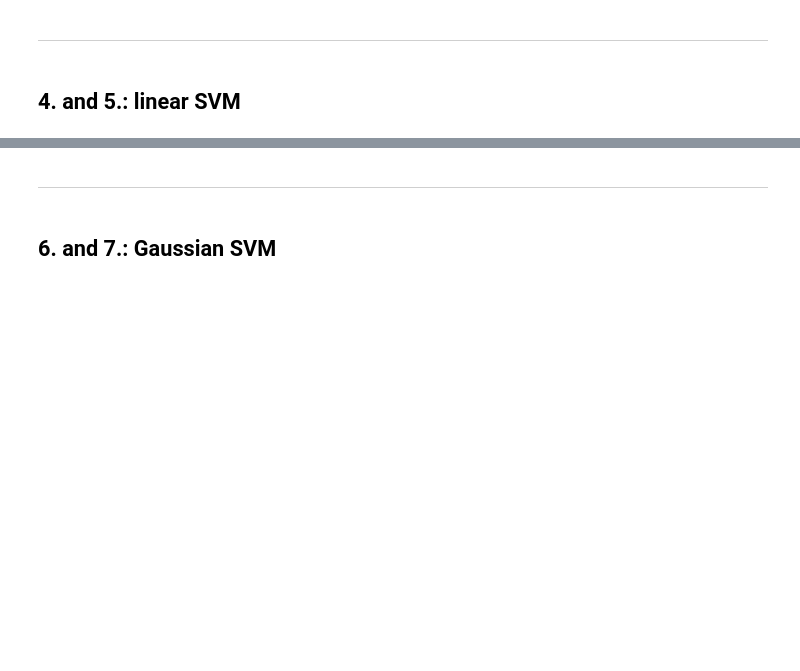
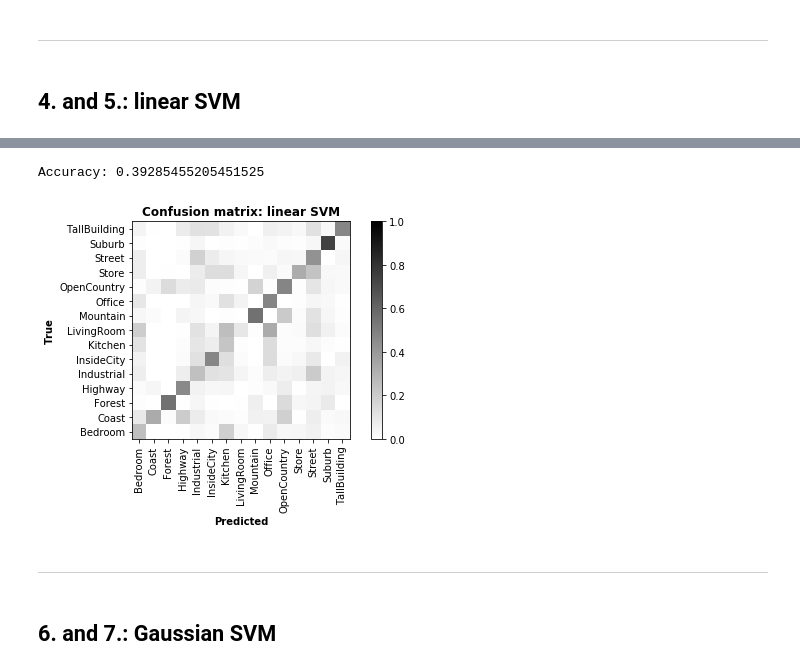
Before and after one commit to pindri/CVPR_exam, a Jupyter notebook: source/main.ipynb, the cells around one changed output, grey strips where cells are left out. Cells and saved outputs as stored; diff of their text form; code cells hidden in the pictures; blank space fills up the shorter version.

```diff
--- a/source/main.ipynb
+++ b/source/main.ipynb
@@ -97,8 +112,11 @@ test_df["predicted"] = predicted
 # %%
-importlib.reload(utils)
+#importlib.reload(utils)
 utils.plot_confusion_matrix(true, predicted,
                             title = "Confusion matrix: linear SVM",
                             filename = "linsvm.pdf")
+# %% [output]
+Accuracy: 0.39285455205451525
+[figure, added]
 # %% [markdown]
 ----
 # %% [markdown]
```
Also changed, not shown: parts of 14 cells of this notebook, 5 other files.
